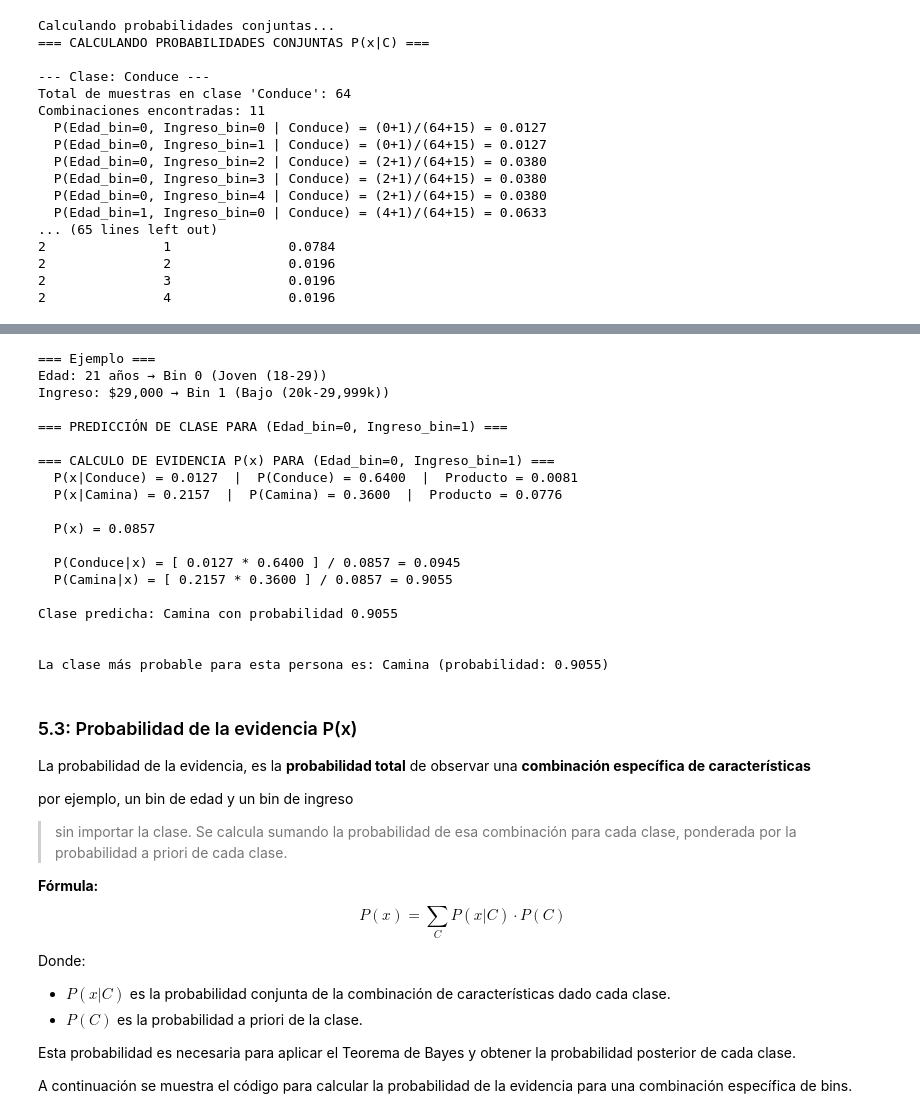
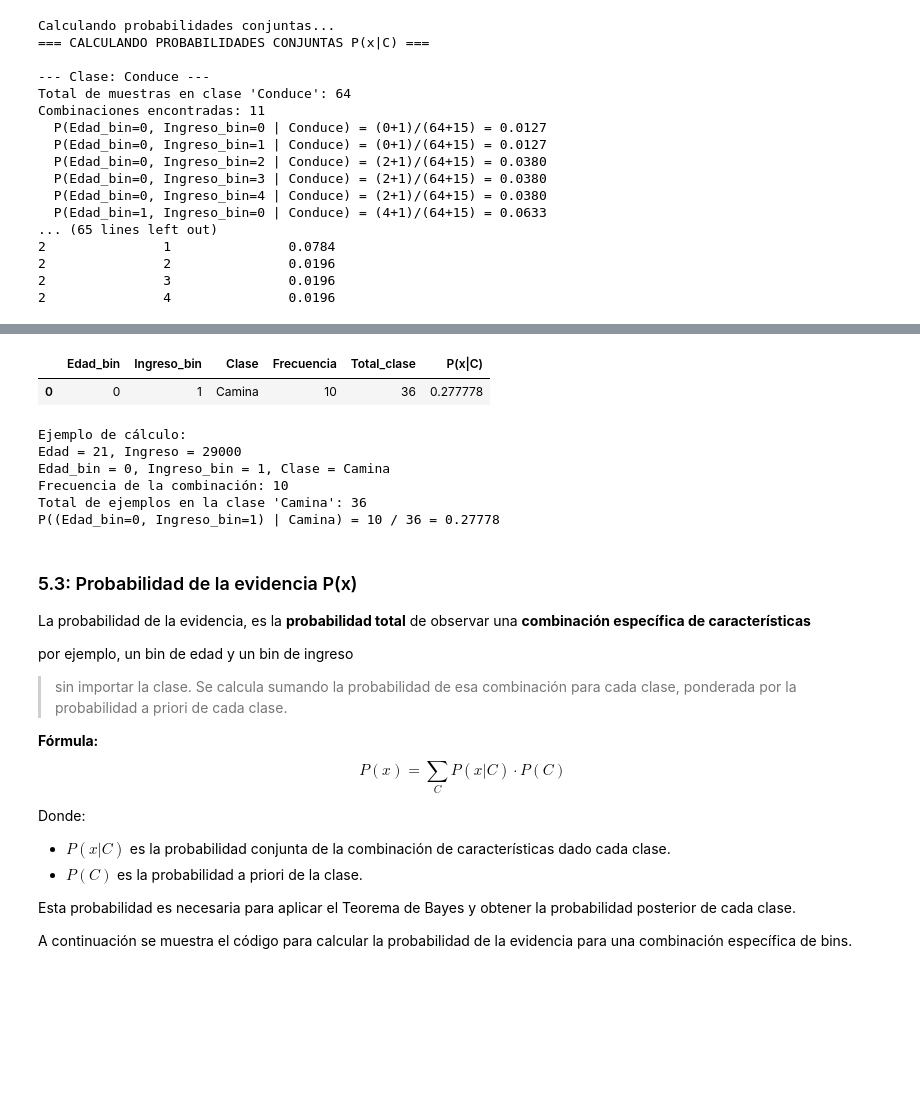
Before and after one commit to victortelles/ClasificadorBayesiano, a Jupyter notebook: clasificador_bayesiano.ipynb, the cells around one changed output, grey strips where cells are left out. Cells and saved outputs as stored; diff of their text form; code cells hidden in the pictures; blank space fills up the shorter version.

```diff
--- a/clasificador_bayesiano.ipynb
+++ b/clasificador_bayesiano.ipynb
@@ -474,44 +541,56 @@ Combinaciones encontradas: 11
 # %%
-# EJEMPLO: Supongamos que tenemos una persona con Edad = 21 e Ingresos = 29,000
-print("=== Ejemplo ===")
-edad_original = 21        # Edad proporcionada
-ingreso_original = 29000  # Ingreso proporcionado
+# Ejemplo:Supongamos que hay una persona de 21 años con un ingreso de 29000 MXN
+# Persona: Edad = 21, Ingreso = 29000
+# Queremos: Edad_bin = 0, Ingreso_bin = 1, Clase = 'Camina'
 
-# Usar el método del preprocesador para obtener los bins
+edad_original = 21
+ingreso_original = 29000
+clase_ejemplo = 'Camina'
+
+# Obtener bins
+import pandas as pd
 df_temp = pd.DataFrame({'Edad': [edad_original], 'Ingreso': [ingreso_original]})
 df_temp_binned = preprocesador.aplicar_binning(df_temp)
 edad_bin = int(df_temp_binned['Edad_bin'][0])
 ingreso_bin = int(df_temp_binned['Ingreso_bin'][0])
-nombre_edad = preprocesador.nombres_edad[edad_bin]
-nombre_ingreso = preprocesador.nombres_ingreso[ingreso_bin]
 
-# Impresion
-print(f"Edad: {edad_original} años → Bin {edad_bin} ({nombre_edad})")
-print(f"Ingreso: ${ingreso_original:,} → Bin {ingreso_bin} ({nombre_ingreso})")
+# Calcular frecuencia absoluta para esa combinación y clase
+df_filtrado = df_procesado[(df_procesado['Edad_bin'] == edad_bin) & (df_procesado['Ingreso_bin'] == ingreso_bin) & (df_procesado['Clase'] == clase_ejemplo)]
+frecuencia = len(df_filtrado)
 
-# Predecir la clase usando el clasificador bayesiano
-clase_predicha, probabilidad_maxima = clasificador.predecir_clase(edad_bin, ingreso_bin)
-print(f"\nLa clase más probable para esta persona es: {clase_predicha} (probabilidad: {probabilidad_maxima:.4f})")
+total_clase = len(df_procesado[df_procesado['Clase'] == clase_ejemplo])
+
+# Probabilidad empírica (sin Laplace)
+if total_clase > 0:
+    probabilidad = frecuencia / total_clase
+else:
+    probabilidad = 0
+
+# Mostrar resultado en DataFrame
+display(pd.DataFrame({
+    'Edad_bin': [edad_bin],
+    'Ingreso_bin': [ingreso_bin],
+    'Clase': [clase_ejemplo],
+    'Frecuencia': [frecuencia],
+    'Total_clase': [total_clase],
+    'P(x|C)': [probabilidad]
+}))
+
+print(f"Ejemplo de calculo:")
+print(f"Edad = {edad_original}, Ingreso = {ingreso_original}")
+print(f"Edad_bin = {edad_bin}, Ingreso_bin = {ingreso_bin}, Clase = {clase_ejemplo}")
+print(f"Frecuencia de la combinación: {frecuencia}")
+print(f"Total de ejemplos en la clase '{clase_ejemplo}': {total_clase}")
+print(f"P((Edad_bin={edad_bin}, Ingreso_bin={ingreso_bin}) | {clase_ejemplo}) = {frecuencia} / {total_clase} = {probabilidad:.5f}")
 # %% [output]
+|  | Edad_bin | Ingreso_bin | Clase | Frecuencia | Total_clase | P(x|C) |
+| 0 | 0 | 1 | Camina | 10 | 36 | 0.277778 |
-=== Ejemplo ===
-Edad: 21 años → Bin 0 (Joven (18-29))
-Ingreso: $29,000 → Bin 1 (Bajo (20k-29,999k))
-
-=== PREDICCIÓN DE CLASE PARA (Edad_bin=0, Ingreso_bin=1) ===
-
-=== CALCULO DE EVIDENCIA P(x) PARA (Edad_bin=0, Ingreso_bin=1) ===
-  P(x|Conduce) = 0.0127  |  P(Conduce) = 0.6400  |  Producto = 0.0081
-  P(x|Camina) = 0.2157  |  P(Camina) = 0.3600  |  Producto = 0.0776
-
-  P(x) = 0.0857
-
-  P(Conduce|x) = [ 0.0127 * 0.6400 ] / 0.0857 = 0.0945
-  P(Camina|x) = [ 0.2157 * 0.3600 ] / 0.0857 = 0.9055
-
-Clase predicha: Camina con probabilidad 0.9055
-
-
-La clase más probable para esta persona es: Camina (probabilidad: 0.9055)
+Ejemplo de cálculo:
+Edad = 21, Ingreso = 29000
+Edad_bin = 0, Ingreso_bin = 1, Clase = Camina
+Frecuencia de la combinación: 10
+Total de ejemplos en la clase 'Camina': 36
+P((Edad_bin=0, Ingreso_bin=1) | Camina) = 10 / 36 = 0.27778
 # %% [markdown]
 ### 5.3: Probabilidad de la evidencia P(x)
 La probabilidad de la evidencia, es la **probabilidad total** de observar una **combinación específica de características**
```
Also changed, not shown: parts of 7 cells of this notebook.
